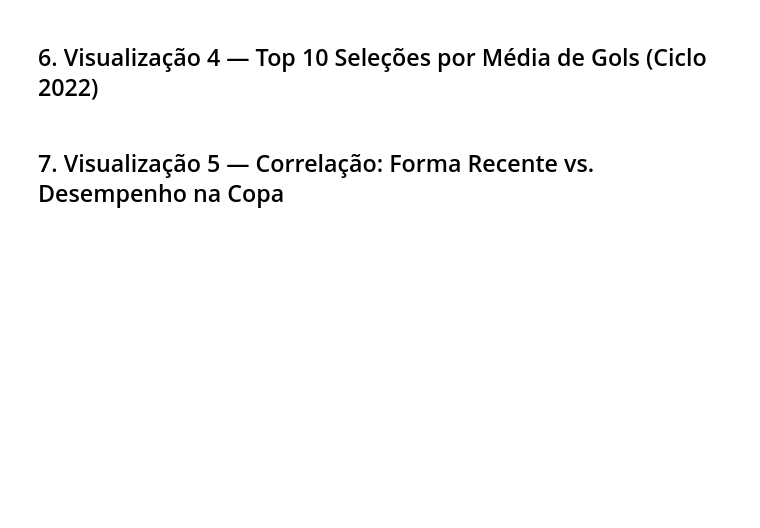
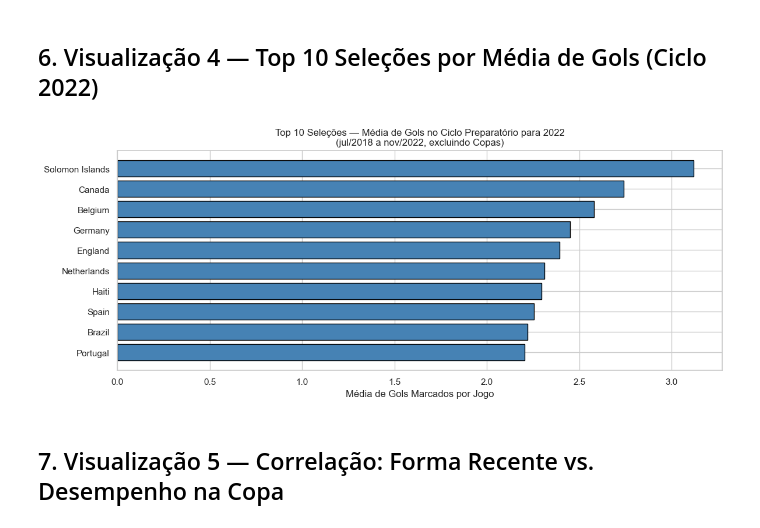
Before and after one commit to JoaoGabrielDS/ml-worldcup-goals-prediction, a Jupyter notebook: notebooks/01_eda.ipynb, the cells around one changed output. Drawn from its saved outputs; the diff is of its cells as text; code cells hidden in the pictures; blank space fills up the shorter version.

```diff
--- a/notebooks/01_eda.ipynb
+++ b/notebooks/01_eda.ipynb
@@ -99,33 +168,35 @@ print(df_moderno.groupby('tipo')['total_gols'].describe())
 # %%
 # Ciclo 2022: após Copa 2018 (julho/2018) até início Copa 2022 (novembro/2022)
 ciclo_2022 = df[
     (df['date'] >= '2018-07-16') &
     (df['date'] < '2022-11-20') &
     (df['tournament'] != 'FIFA World Cup')
 ].copy()
 
 # Calcular média de gols marcados por seleção (como mandante e visitante)
 home = ciclo_2022[['home_team', 'home_score']].rename(columns={'home_team': 'selecao', 'home_score': 'gols'})
 away = ciclo_2022[['away_team', 'away_score']].rename(columns={'away_team': 'selecao', 'away_score': 'gols'})
 todos = pd.concat([home, away])
 
 media_por_selecao = todos.groupby('selecao').agg(
     media_gols=('gols', 'mean'),
     total_jogos=('gols', 'count')
 ).reset_index()
 
 # Filtrar seleções com pelo menos 15 jogos para ter dados confiáveis
 media_por_selecao = media_por_selecao[media_por_selecao['total_jogos'] >= 15]
 top10 = media_por_selecao.nlargest(10, 'media_gols')
 
 plt.figure(figsize=(12, 5))
 bars = plt.barh(top10['selecao'], top10['media_gols'], color='steelblue', edgecolor='black')
 plt.xlabel('Média de Gols Marcados por Jogo')
-plt.title('Top 10 Seleções — Média de Gols no Ciclo 2022')
+plt.title('Top 10 Seleções — Média de Gols no Ciclo Preparatório para 2022\n(jul/2018 a nov/2022, excluindo Copas)')
 plt.gca().invert_yaxis()
 plt.tight_layout()
 plt.savefig('../article/figures/viz4_top10_ciclo2022.png', dpi=150, bbox_inches='tight')
 plt.show()
+# %% [output]
+[figure, added]
 # %% [markdown]
 ## 7. Visualização 5 — Correlação: Forma Recente vs. Desempenho na Copa
 # %%
```
Also changed, not shown: parts of 8 cells of this notebook, 6 other files.
